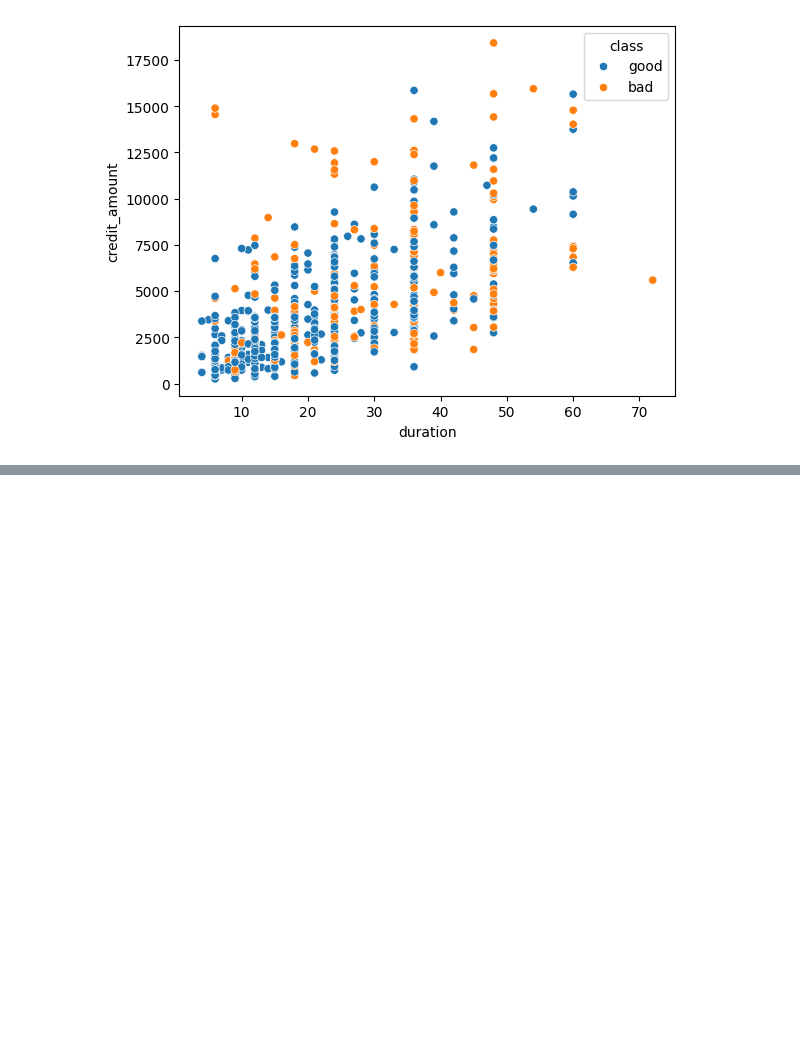
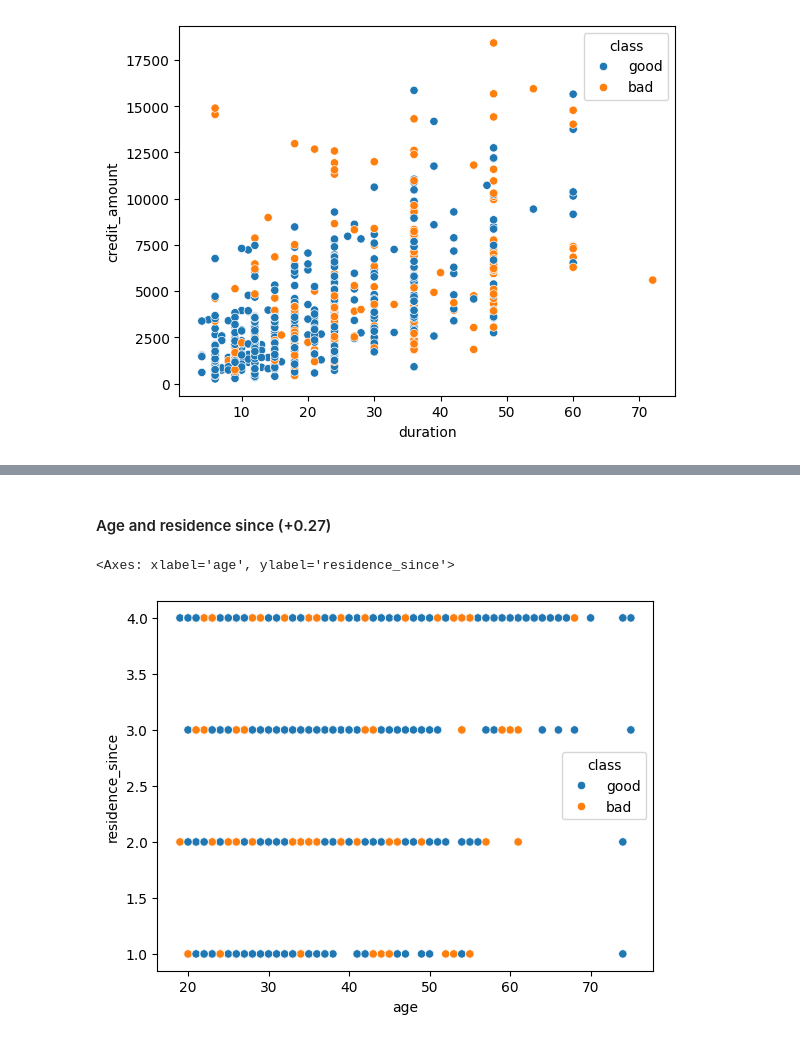
Before and after one commit to MaxPersoon/XAI-Project, a Jupyter notebook: EDA notebook ME.ipynb, the cells around one changed output, grey strips where cells are left out. Drawn from its saved outputs; the diff is of its cells as text; code cells hidden in the pictures; blank space fills up the shorter version.

```diff
--- a/EDA notebook ME.ipynb
+++ b/EDA notebook ME.ipynb
@@ -176,0 +191,7 @@ sns.scatterplot(data=df_data, x="duration", y="credit_amount", hue="class")
+# %% [markdown]
+#### Age and residence since (+0.27)
+# %%
+sns.scatterplot(data=df_data, x="age", y="residence_since", hue="class")
+# %% [output]
+<Axes: xlabel='age', ylabel='residence_since'>
+[figure, added]
```
Also changed, not shown: parts of 16 cells of this notebook.
